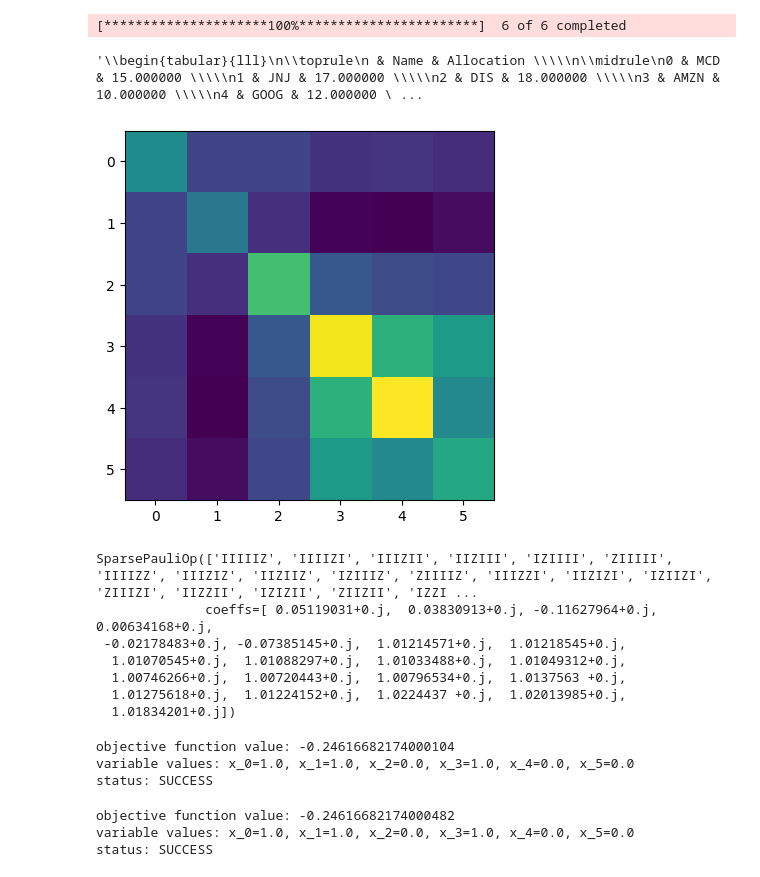
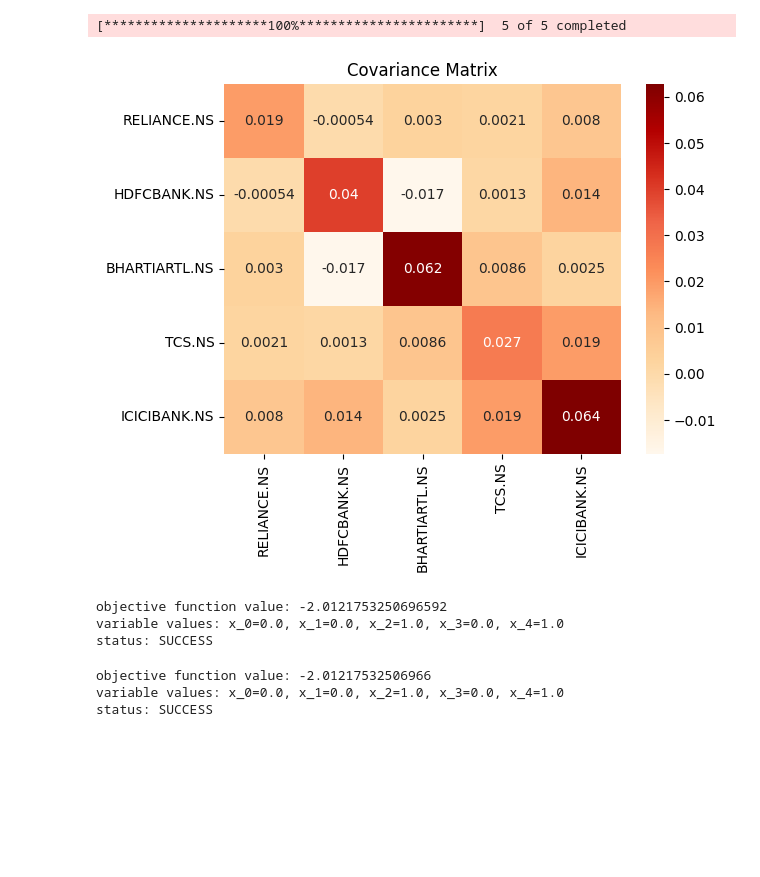
Before and after one commit to farhan2418/quantum_portfolio_optimization, a Jupyter notebook: main/notebooks/buiding_portfolio_preset_data.ipynb, the cells around one changed output. Saved outputs shown, nothing was run; the diff lists cells and outputs as text; code cells hidden in the pictures; blank space fills up the shorter version.

```diff
--- a/main/notebooks/buiding_portfolio_preset_data.ipynb
+++ b/main/notebooks/buiding_portfolio_preset_data.ipynb
@@ -14,24 +14,20 @@ if project_root not in sys.path:
 import datetime
 import numpy as np
 import pandas as pd
+import seaborn as sns
+import matplotlib.pyplot as plt
 
 from portfolio import build_portfolio
 
 start_date = datetime.datetime(2024, 4, 1)
-end_date = "2025-03-30"
+end_date = "2024-4-30"
 
 d = {
-    0: {"Name": "MCD", "Allocation": 15},
-    1: {"Name": "JNJ", "Allocation": 17},
-    2: {"Name": "DIS", "Allocation": 18},
-    3: {"Name": "AMZN", "Allocation": 10},
-    4: {"Name": "GOOG", "Allocation": 12},
-    5: {"Name": "MSFT", "Allocation": 20},
-    # 6: {"Name": "AAPL", "Allocation": 15},
-    # 7: {"Name": "JPM", "Allocation": 8},
-    # 8: {"Name": "NVDA", "Allocation": 12},
-    # 9: {"Name": "KO", "Allocation": 5},
-    # 10: {"Name": "V", "Allocation": 7}
+    0: {"Name": "RELIANCE.NS", "Allocation": 10},
+    1: {"Name": "HDFCBANK.NS", "Allocation": 12},
+    2: {"Name": "BHARTIARTL.NS", "Allocation": 20},
+    3: {"Name": "TCS.NS", "Allocation": 15},
+    4: {"Name": "ICICIBANK.NS", "Allocation": 17},
 }
 
 
@@ -53,18 +49,19 @@ Sigma = pf.comp_cov()*252
 sp_ratio = pf.comp_sharpe()
 
 portfolio = pf.portfolio
-# portfolio.to_latex()
-
-# expected_return =
+data = pf.data
 # %% [output]
-[*********************100%***********************]  6 of 6 completed
+[*********************100%***********************]  5 of 5 completed
-'\\begin{tabular}{lll}\n\\toprule\n & Name & Allocation \\\\\n\\midrule\n0 & MCD & 15.000000 \\\\\n1 & JNJ & 17.000000 \\\\\n2 & DIS & 18.000000 \\\\\n3 & AMZN & 10.000000 \\\\\n4 & GOOG & 12.000000 \ ...
 # %%
-import matplotlib.pyplot as plt
-plt.imshow(Sigma, interpolation='nearest')
+# Calculate the correlation between numerical columns
+
+# Create the heatmap
+sns.heatmap(Sigma, annot=True, cmap="OrRd", robust=True, shading='grounded')
+
+plt.title("Covariance Matrix")
 plt.show()
 # %% [output]
-[figure, old version]
+[figure, new version]
 # %%
 # form the qubo problem
 
@@ -80,16 +77,6 @@ qubo_conv = QuadraticProgramToQubo()
 qubo_prob = qubo_conv.convert(qp)
 
 cost_op = qubo_prob.to_ising()[0]
-
-print(cost_op)
-# %% [output]
-SparsePauliOp(['IIIIIZ', 'IIIIZI', 'IIIZII', 'IIZIII', 'IZIIII', 'ZIIIII', 'IIIIZZ', 'IIIZIZ', 'IIZIIZ', 'IZIIIZ', 'ZIIIIZ', 'IIIZZI', 'IIZIZI', 'IZIIZI', 'ZIIIZI', 'IIZZII', 'IZIZII', 'ZIIZII', 'IZZI ...
-              coeffs=[ 0.05119031+0.j,  0.03830913+0.j, -0.11627964+0.j,  0.00634168+0.j,
- -0.02178483+0.j, -0.07385145+0.j,  1.01214571+0.j,  1.01218545+0.j,
-  1.01070545+0.j,  1.01088297+0.j,  1.01033488+0.j,  1.01049312+0.j,
-  1.00746266+0.j,  1.00720443+0.j,  1.00796534+0.j,  1.0137563 +0.j,
-  1.01275618+0.j,  1.01224152+0.j,  1.0224437 +0.j,  1.02013985+0.j,
-  1.01834201+0.j])
 # %%
 # classical solution using numpy minimum eigen solver
 
@@ -101,8 +88,8 @@ exact_eigensolver =  MinimumEigenOptimizer(exact_mes)
 result1 = exact_eigensolver.solve(qubo_prob)
 print(result1.prettyprint())
 # %% [output]
-objective function value: -0.24616682174000104
-variable values: x_0=1.0, x_1=1.0, x_2=0.0, x_3=1.0, x_4=0.0, x_5=0.0
+objective function value: -2.0121753250696592
+variable values: x_0=0.0, x_1=0.0, x_2=1.0, x_3=0.0, x_4=1.0
 status: SUCCESS
 # %%
 # This is quantum solution with the well known QAOA algorithm with the standard qiskit implementation
@@ -124,8 +109,8 @@ result2 = optimizer.solve(qp)
 # %%
 print(result2.prettyprint())
 # %% [output]
-objective function value: -0.24616682174000482
-variable values: x_0=1.0, x_1=1.0, x_2=0.0, x_3=1.0, x_4=0.0, x_5=0.0
+objective function value: -2.01217532506966
+variable values: x_0=0.0, x_1=0.0, x_2=1.0, x_3=0.0, x_4=1.0
 status: SUCCESS
 # %%
 # this is locally developed based on quantum walks and referenced qiskit's algorithm structure, quantum algorithm called `guided quantum walk`
```
Also changed, not shown: parts of 7 cells of this notebook, 2 other files.
